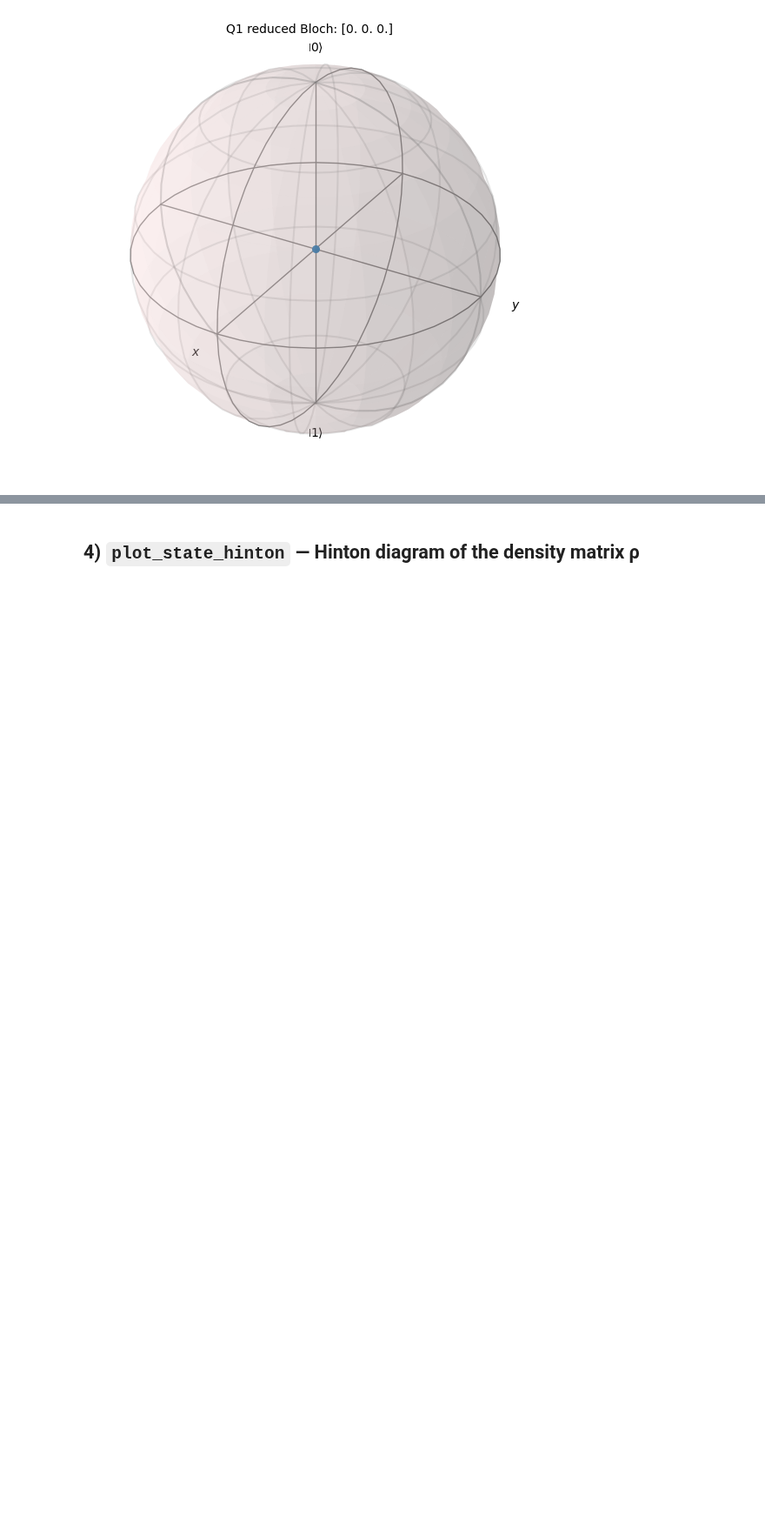
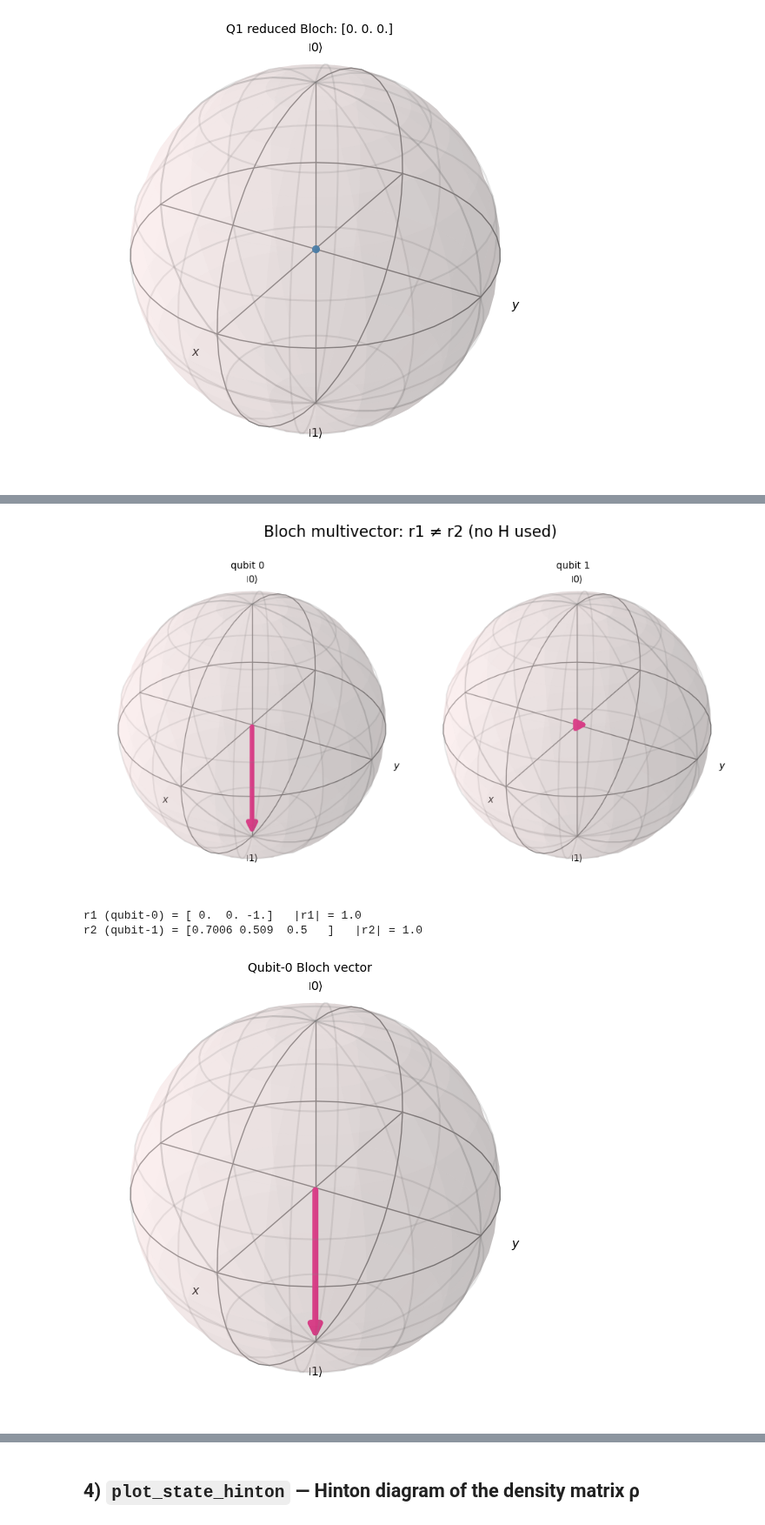
Before and after one commit to makansij/IBM_Certified_Quantum_Computation_QisKit_v2, a Jupyter notebook: Module_2.3_Visualize_Quantum_States.ipynb, the cells around one changed output, grey strips where cells are left out. Shown at 87% size. Cells and saved outputs as stored; diff of their text form; code cells hidden in the pictures; blank space fills up the shorter version.

Commit message:
Adding Module_2.3_Visualize_Quantum_States.ipynb next, do the msqs and check answers.

```diff
--- a/Module_2.3_Visualize_Quantum_States.ipynb
+++ b/Module_2.3_Visualize_Quantum_States.ipynb
@@ -218,0 +265,43 @@ Bloch(q0) ~ [0. 0. 0.]   Bloch(q1) ~ [0. 0. 0.]
+# %%
+from qiskit.quantum_info import partial_trace
+# Example B: r1 and r2 are different (no Hadamard used)
+from qiskit.quantum_info import Statevector
+from qiskit.visualization import plot_bloch_multivector, plot_bloch_vector
+import numpy as np
+
+# Define single-qubit states explicitly (no circuit gates required)
+theta, phi = np.pi/3, np.pi/5  # some nontrivial angles
+psi0 = np.array([np.cos(theta/2), np.exp(1j*phi)*np.sin(theta/2)])  # qubit-0 state
+psi1 = np.array([0.0, 1.0])  # |1> state for qubit-1
+
+# Build 2-qubit product state |psi> = psi0 ⊗ psi1
+psi = np.kron(psi0, psi1)
+sv = Statevector(psi)
+
+# Plot Bloch multivector and also show each vector individually
+display(plot_bloch_multivector(sv, title="Bloch multivector: r1 ≠ r2 (no H used)"))
+
+# Reduced single-qubit Bloch vectors
+from qiskit.quantum_info import DensityMatrix
+rho1 = partial_trace(DensityMatrix(sv), [1])  # qubit-0 reduced state
+rho2 = partial_trace(DensityMatrix(sv), [0])  # qubit-1 reduced state
+
+# Extract Bloch 3-vectors manually
+bloch1 = [np.real(np.trace(rho1.data @ np.array([[0,1],[1,0]]))),                   # <X>
+          np.real(np.trace(rho1.data @ np.array([[0,-1j],[1j,0]]))),               # <Y>
+          np.real(np.trace(rho1.data @ np.array([[1,0],[0,-1]])))]                 # <Z>
+
+bloch2 = [np.real(np.trace(rho2.data @ np.array([[0,1],[1,0]]))),
+          np.real(np.trace(rho2.data @ np.array([[0,-1j],[1j,0]]))),
+          np.real(np.trace(rho2.data @ np.array([[1,0],[0,-1]])))]
+
+print("r1 (qubit-0) =", np.round(bloch1,4), "  |r1| =", round(np.linalg.norm(bloch1),4))
+print("r2 (qubit-1) =", np.round(bloch2,4), "  |r2| =", round(np.linalg.norm(bloch2),4))
+
+display(plot_bloch_vector(bloch1, title="Qubit-0 Bloch vector"))
+display(plot_bloch_vector(bloch2, title="Qubit-1 Bloch vector"))
+# %% [output]
+[figure, added]
+r1 (qubit-0) = [ 0.  0. -1.]   |r1| = 1.0
+r2 (qubit-1) = [0.7006 0.509  0.5   ]   |r2| = 1.0
+[figure, added]
```
Also changed, not shown: parts of 8 cells of this notebook.
